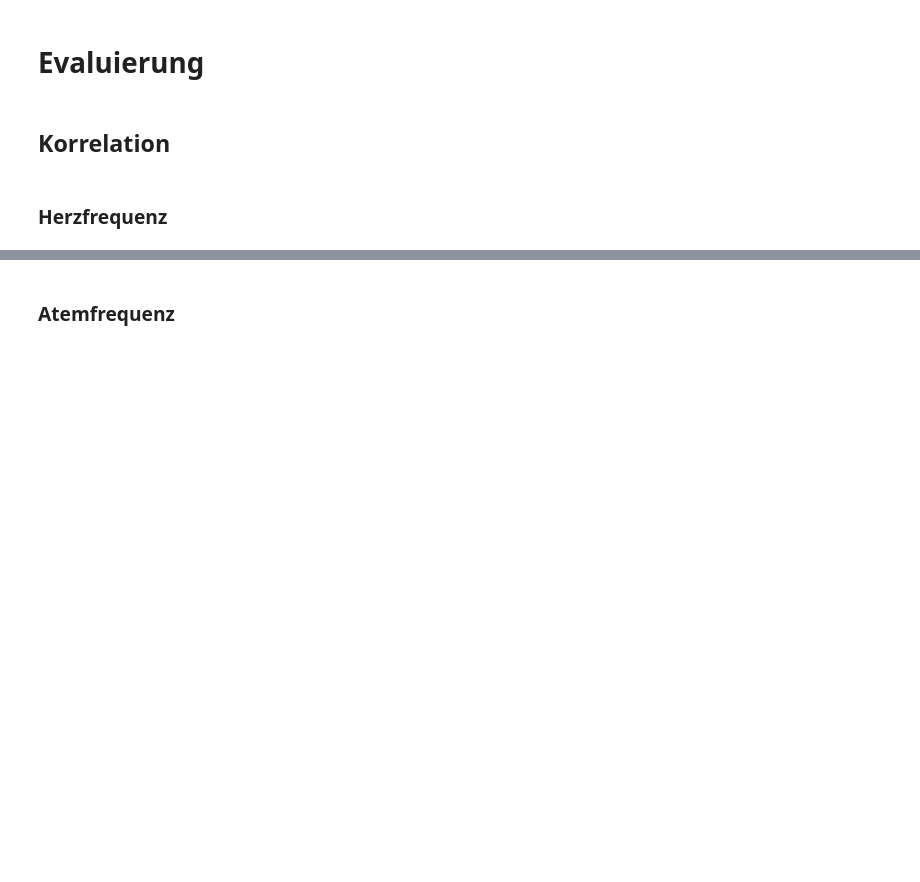
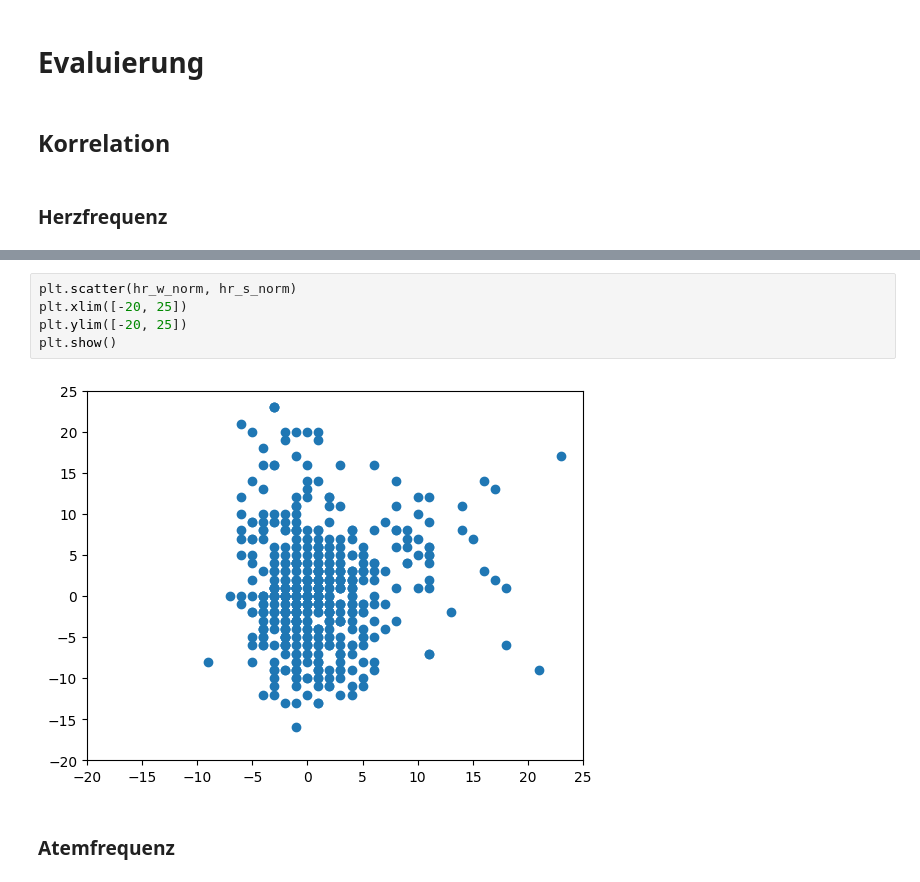
Before and after one commit to markusstraesser/Code, a Jupyter notebook: Evaluation.ipynb, the cells around one changed output, grey strips where cells are left out. Drawn from its saved outputs; the diff is of its cells as text; blank space fills up the shorter version.

```diff
--- a/Evaluation.ipynb
+++ b/Evaluation.ipynb
@@ -39,3 +41,10 @@ Best correlation between the Signals: -436 Minutes offset
+# %%
+plt.scatter(hr_w_norm, hr_s_norm)
+plt.xlim([-20, 25])
+plt.ylim([-20, 25])
+plt.show()
+# %% [output]
+[figure, added]
 # %% [markdown]
 ### Atemfrequenz
 # %%
```
Also changed, not shown: parts of 4 cells of this notebook, 1 other file.
